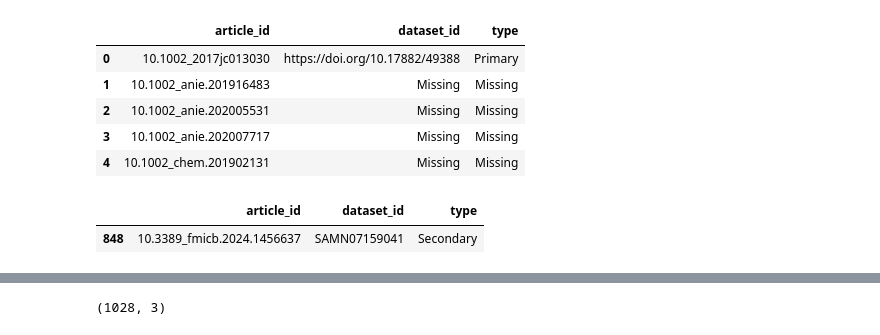
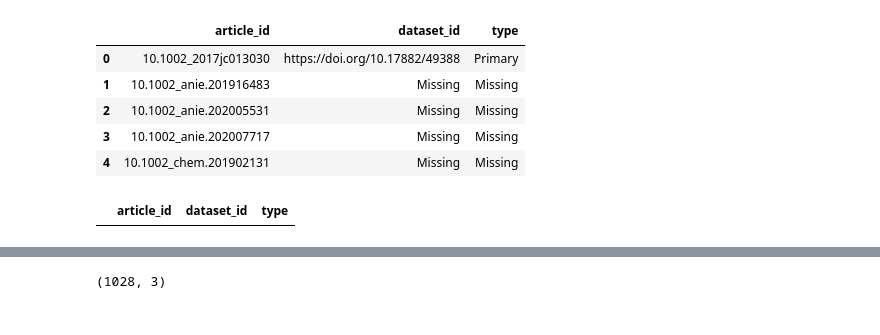
Before and after one commit to aswinbenny/dataset-reference-finder, a Jupyter notebook: sample.ipynb, the cells around one changed output, grey strips where cells are left out. Drawn from its saved outputs; the diff is of its cells as text; code cells hidden in the pictures.

```diff
--- a/sample.ipynb
+++ b/sample.ipynb
@@ -18,8 +18,7 @@ train_labels.head()
 | 3 | 10.1002_anie.202007717 | Missing | Missing |
 | 4 | 10.1002_chem.201902131 | Missing | Missing |
 # %%
-train_labels[train_labels['dataset_id'] == 'SAMN07159041']
+train_labels[train_labels['dataset_id'] ==  'GO0034774']
 # %% [output]
 |  | article_id | dataset_id | type |
-| 848 | 10.3389_fmicb.2024.1456637 | SAMN07159041 | Secondary |
 # %%
```
Also changed, not shown: parts of 13 cells of this notebook, 2 other files.
